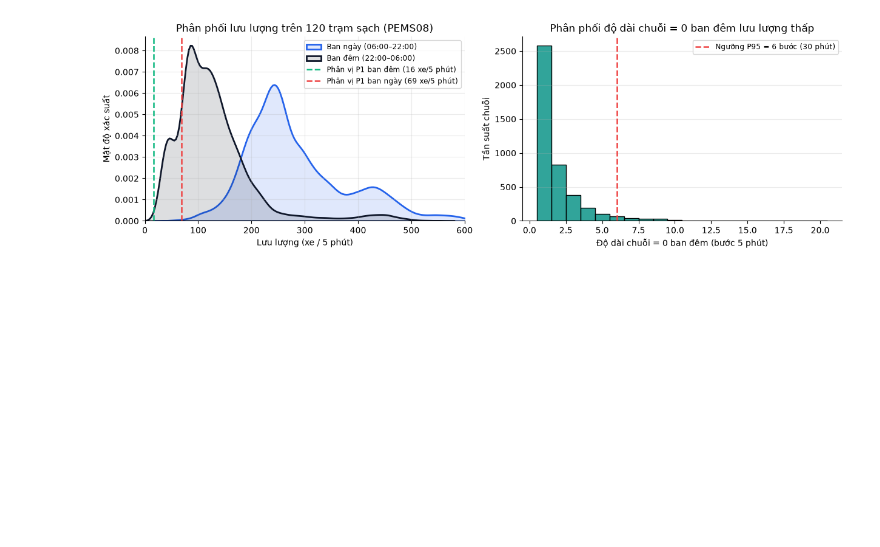
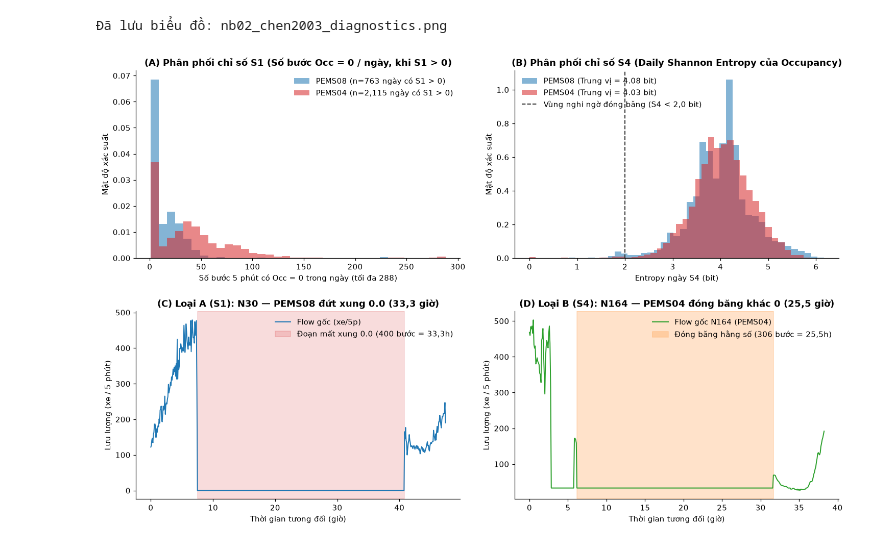
Before and after one commit to Dai-Nguyen1506/gat-traffic-warning, a Jupyter notebook: notebooks/02_Data_Cleaning_and_Interpolation.ipynb, the cells around one changed output. Cells and saved outputs as stored; diff of their text form; code cells hidden in the pictures; blank space fills up the shorter version.

Commit message:
feat(nb02): standardize data cleaning to Chen et al. (2003) and update Report 02

```diff
--- a/notebooks/02_Data_Cleaning_and_Interpolation.ipynb
+++ b/notebooks/02_Data_Cleaning_and_Interpolation.ipynb
@@ -80,21 +118,55 @@ Trạm sạch: 120/170 | P1_day=69.0, P1_night=16.0, P95_dur=6 bước (30 phút
 # %%
-fig, axes = plt.subplots(1, 2, figsize=(12.5, 4.0))
-sns.kdeplot(clean_flows[is_day_t].ravel()[::30], ax=axes[0], color="#2563eb", lw=2, fill=True, alpha=0.14, label="Ban ngày (06:00–22:00)")
-sns.kdeplot(clean_flows[~is_day_t].ravel()[::30], ax=axes[0], color="#0f172a", lw=2, fill=True, alpha=0.14, label="Ban đêm (22:00–06:00)")
-axes[0].axvline(p1_night, color="#10b981", ls="--", lw=1.8, label=f"Phân vị P1 ban đêm ({p1_night:.0f} xe/5 phút)")
-axes[0].axvline(p1_day, color="#ef4444", ls="--", lw=1.8, label=f"Phân vị P1 ban ngày ({p1_day:.0f} xe/5 phút)")
-axes[0].set(xlim=(0, 600), xlabel="Lưu lượng (xe / 5 phút)", ylabel="Mật độ xác suất",
-            title=f"Phân phối lưu lượng trên {clean_mask_8.sum()} trạm sạch (PEMS08)")
-axes[0].legend(frameon=True, fontsize=8.5); axes[0].grid(alpha=0.25)
+fig, axes = plt.subplots(2, 2, figsize=(13.5, 8.6))
 
-sns.histplot(np.clip(night_low_lens, 1, 20), bins=range(1, 22), discrete=True, ax=axes[1], color="#0d9488", alpha=0.85)
-axes[1].axvline(dur_th, color="#ef4444", ls="--", lw=1.8, label=f"Ngưỡng P95 = {dur_th} bước ({dur_th*5} phút)")
-axes[1].set(xlabel="Độ dài chuỗi = 0 ban đêm (bước 5 phút)", ylabel="Tần suất chuỗi",
-            title="Phân phối độ dài chuỗi = 0 ban đêm lưu lượng thấp")
-axes[1].legend(frameon=True, fontsize=8.5); axes[1].grid(axis="y", alpha=0.25)
+# (A) Phan phoi S1 (>0) tren PEMS08 va PEMS04
+ax = axes[0, 0]
+for name, col in [("PEMS08", "#1f77b4"), ("PEMS04", "#d62728")]:
+    s1 = diags[name].daily_S1_zero_occ.ravel()
+    s1_pos = s1[s1 > 0]
+    ax.hist(s1_pos, bins=36, alpha=0.55, label=f"{name} (n={len(s1_pos):,} ngày có S1 > 0)", color=col, density=True)
+ax.set_title("(A) Phân phối chỉ số S1 (Số bước Occ = 0 / ngày, khi S1 > 0)", fontweight="bold")
+ax.set_xlabel("Số bước 5 phút có Occ = 0 trong ngày (tối đa 288)")
+ax.set_ylabel("Mật độ xác suất")
+ax.legend(frameon=False)
 
-plt.tight_layout()
-fig.savefig(FIG_DIR / "nb02_empirical_thresholds.png", bbox_inches="tight")
+# (B) Phan phoi S4 (Entropy ngay)
+ax = axes[0, 1]
+for name, col in [("PEMS08", "#1f77b4"), ("PEMS04", "#d62728")]:
+    s4 = diags[name].daily_S4_entropy.ravel()
+    ax.hist(s4, bins=45, alpha=0.55, label=f"{name} (Trung vị = {np.median(s4):.2f} bit)", color=col, density=True)
+ax.axvline(2.0, color="#333333", linestyle="--", linewidth=1.3, label="Vùng nghi ngờ đóng băng (S4 < 2,0 bit)")
+ax.set_title("(B) Phân phối chỉ số S4 (Daily Shannon Entropy của Occupancy)", fontweight="bold")
+ax.set_xlabel("Entropy ngày S4 (bit)")
+ax.set_ylabel("Mật độ xác suất")
+ax.legend(frameon=False, loc="upper left")
+
+# (C) Ca dien hinh Loai A: Mat xung 0.0 keo dai tren PEMS08 (N30, t=1040, 400 buoc = 33.3h)
+ax = axes[1, 0]
+t0, t1, node_a = 950, 1520, 30
+ts_hr = (np.arange(t0, t1) - t0) * 5.0 / 60.0
+ax.plot(ts_hr, raw_data["PEMS08"][t0:t1, node_a, 0], color="#1f77b4", lw=1.3, label="Flow gốc (xe/5p)")
+ax.axvspan((1040 - t0) * 5.0 / 60.0, (1440 - t0) * 5.0 / 60.0, color="#d62728", alpha=0.16, label="Đoạn mất xung 0.0 (400 bước = 33,3h)")
+ax.set_title("(C) Loại A (S1): N30 — PEMS08 đứt xung 0.0 (33,3 giờ)", fontweight="bold")
+ax.set_xlabel("Thời gian tương đối (giờ)")
+ax.set_ylabel("Lưu lượng (xe / 5 phút)")
+ax.legend(frameon=False, loc="upper right")
+
+# (D) Ca dien hinh Loai B: Dong bang khac 0 (S4) tren PEMS04 N164 (306 buoc = 25.5h)
+ax = axes[1, 1]
+t0b, t1b, node_b = 6820, 7280, 164
+ts_hr_b = (np.arange(t0b, t1b) - t0b) * 5.0 / 60.0
+ax.plot(ts_hr_b, raw_data["PEMS04"][t0b:t1b, node_b, 0], color="#2ca02c", lw=1.3, label="Flow gốc N164 (PEMS04)")
+ax.axvspan((6894 - t0b) * 5.0 / 60.0, (7200 - t0b) * 5.0 / 60.0, color="#ff7f0e", alpha=0.22, label="Đóng băng hằng số (306 bước = 25,5h)")
+ax.set_title("(D) Loại B (S4): N164 — PEMS04 đóng băng khác 0 (25,5 giờ)", fontweight="bold")
+ax.set_xlabel("Thời gian tương đối (giờ)")
+ax.set_ylabel("Lưu lượng (xe / 5 phút)")
+ax.legend(frameon=False, loc="upper right")
+
+plt.tight_layout(w_pad=2.5, h_pad=2.2)
+fig_path1 = FIG_DIR / "nb02_chen2003_diagnostics.png"
+plt.savefig(fig_path1, dpi=300, bbox_inches="tight")
 plt.show()
+print(f"Đã lưu biểu đồ: {fig_path1.name}")
 # %% [output]
+Đã lưu biểu đồ: nb02_chen2003_diagnostics.png
-[figure, old version]
+[figure, new version]
```
Also changed, not shown: parts of 25 cells of this notebook, 9 other files.
